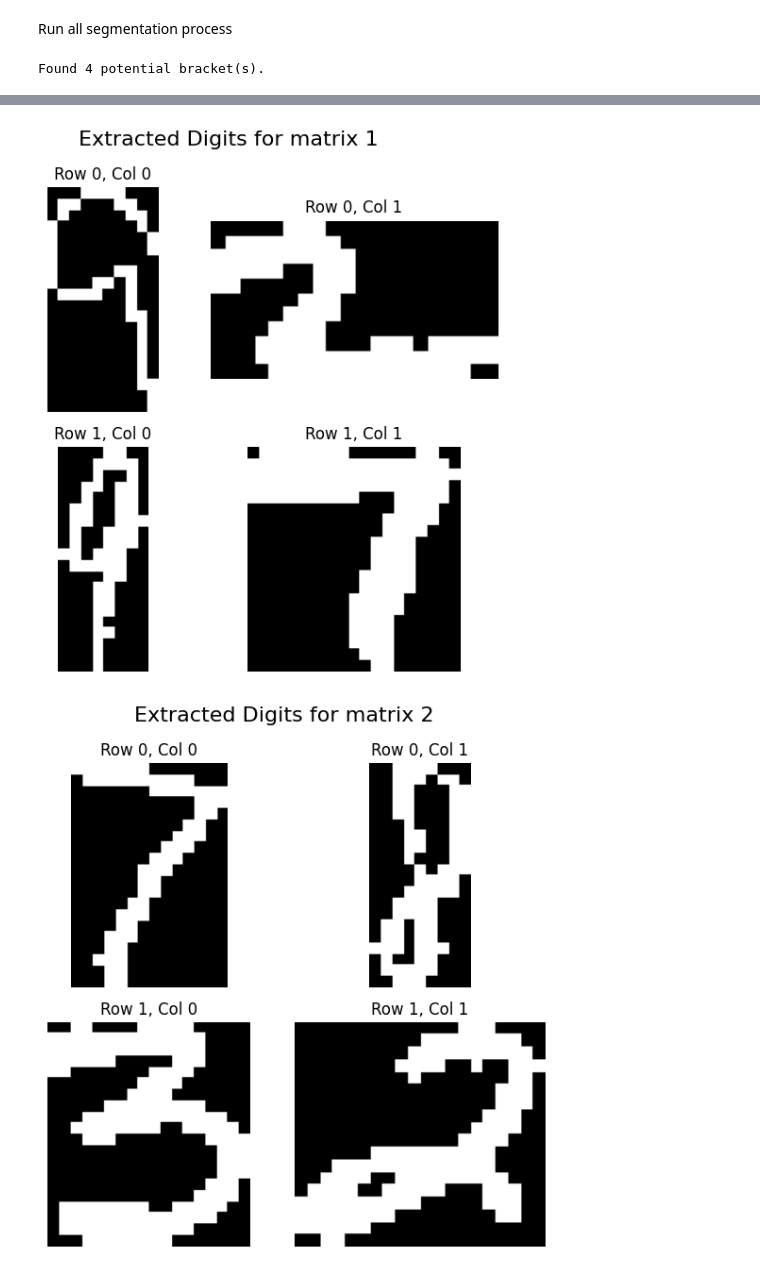
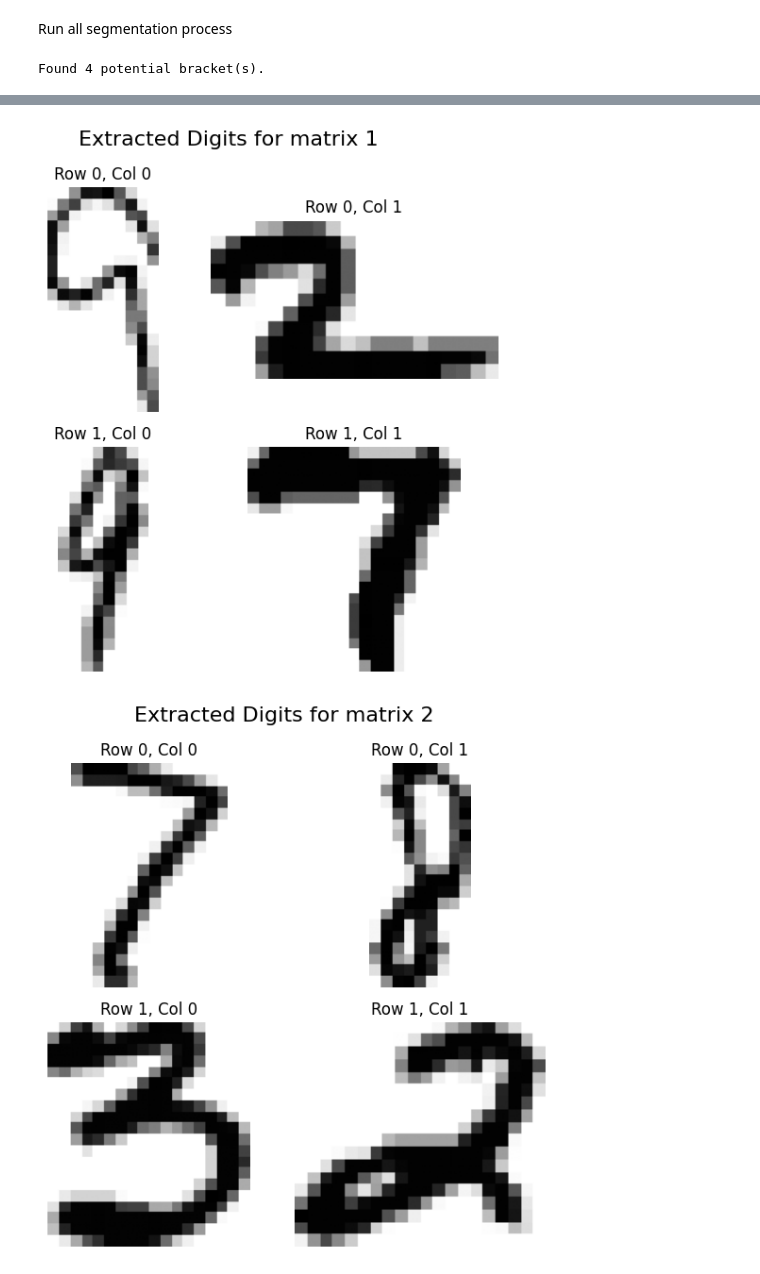
Before and after one commit to Shawn-Zhai/APS360_Applied_Fundamentals_of_Deep_Learning, a Jupyter notebook: Image_Segmentation.ipynb, the cells around one changed output, grey strips where cells are left out. Cells and saved outputs as stored; diff of their text form; code cells hidden in the pictures.

Commit message:
output number image from original input image

```diff
--- a/Image_Segmentation.ipynb
+++ b/Image_Segmentation.ipynb
@@ -105,6 +105,7 @@ def image_segmentation(img):
 
         # Crop out the first matrix
         matrix1 = thresh[matrix1_top:matrix1_bottom, matrix1_left:matrix1_right]
+        matrix1_color = img[matrix1_top:matrix1_bottom, matrix1_left:matrix1_right]
 
         _, x3, y3, w3, h3 = bracket_contours[2]  # left bracket (matrix 2)
         _, x4, y4, w4, h4 = bracket_contours[3]  # right bracket (matrix 2)
@@ -116,6 +117,7 @@ def image_segmentation(img):
 
         # Crop out the second matrix
         matrix2 = thresh[matrix2_top:matrix2_bottom, matrix2_left:matrix2_right]
+        matrix2_color = img[matrix2_top:matrix2_bottom, matrix2_left:matrix2_right]
 
         # Display the two cropped matrices
         fig, axs = plt.subplots(1, 2, figsize=(8,4))
@@ -131,7 +133,7 @@ def image_segmentation(img):
         plt.show()
     else:
         print("Not enough bracket contours found to confidently separate the matrices.")
-    return matrix1, matrix2
+    return matrix1, matrix2, matrix1_color, matrix2_color
 # %%
 # Find external contours in the thresholded image
 def find_digits(matrix, id):
@@ -235,26 +237,26 @@ def group_contours_by_rows(digit_contours, matrix, id, y_threshold=15):
 Run all segmentation process
 # %%
 img = cv2.imread('MNIST_dataset/test/images/2x2_0.png', cv2.IMREAD_GRAYSCALE)
-matrix1, matrix2 = image_segmentation(img)
+matrix1, matrix2, matrix1_color, matrix2_color = image_segmentation(img)
 digit_contours_1 = find_digits(matrix1, 1)
 digit_contours_2 = find_digits(matrix2, 2)
 #
-digits_1 = group_contours_by_rows(digit_contours_1, matrix1, 1, 150)
-digits_2 = group_contours_by_rows(digit_contours_2, matrix2, 2, 150)
+digits_1 = group_contours_by_rows(digit_contours_1, matrix1_color, 1, 150)
+digits_2 = group_contours_by_rows(digit_contours_2, matrix2_color, 2, 150)
 #
 # %% [output]
 Found 4 potential bracket(s).
 [figure]
 [figure]
 curr area 17280
 curr area 7290
 curr area 9990
 curr area 9045
 Total digit candidates found for matrix 1: 4
 curr area 16335
 curr area 16470
 curr area 12690
 curr area 8235
 Total digit candidates found for matrix 2: 4
-[figure, old version]
+[figure, new version]
-[figure, old version]
+[figure, new version]
```
